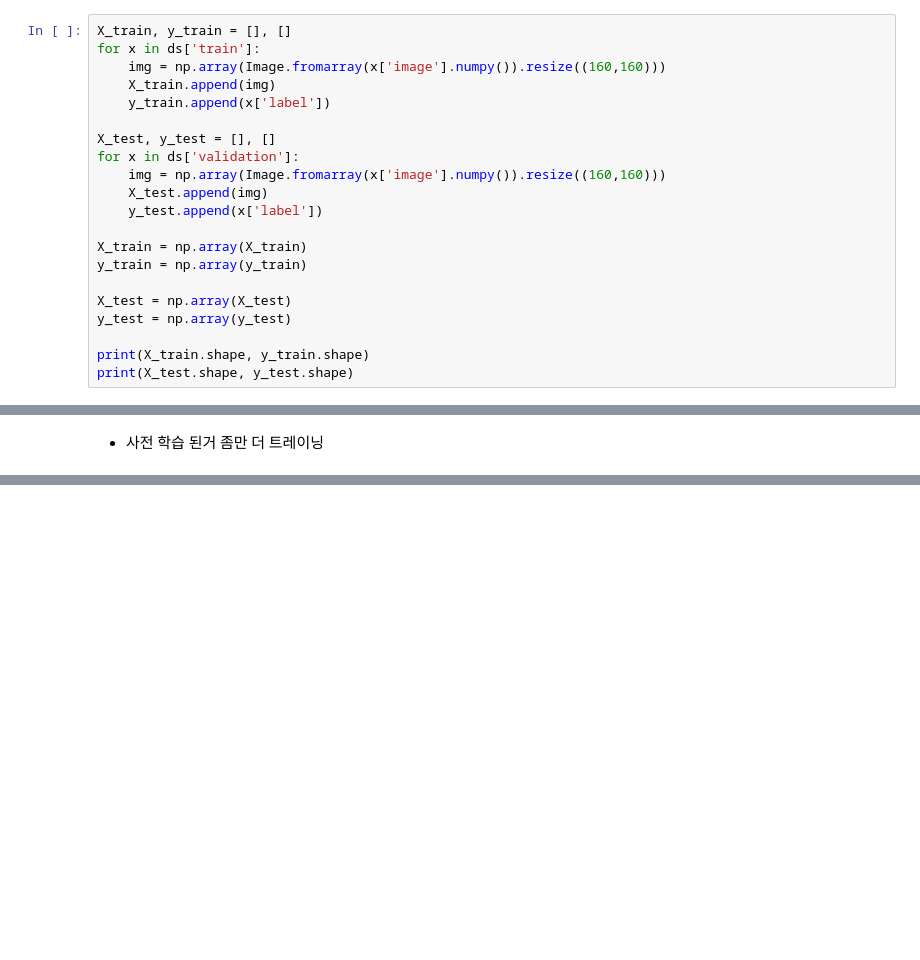
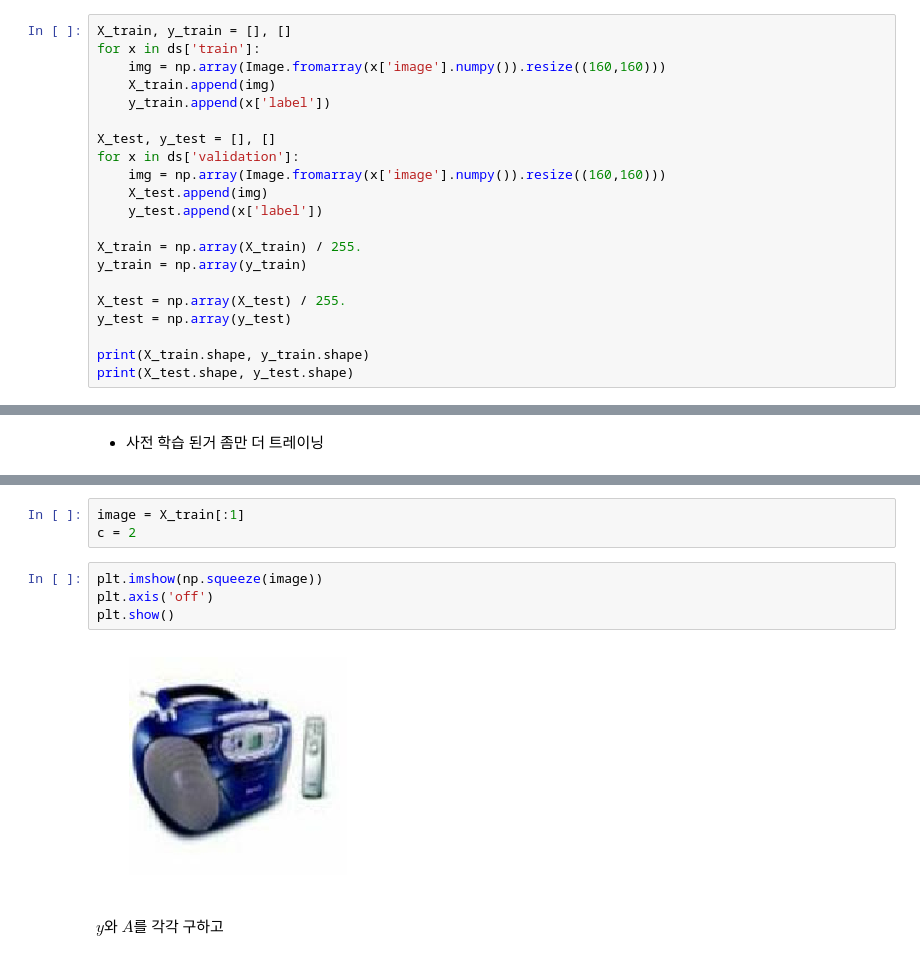
Before and after one commit to hyerica-bdml/tensorflow-2-tutorials, a Jupyter notebook: 07-visualization/03-GradCAM.ipynb, the cells around one changed output, grey strips where cells are left out. Saved outputs shown, nothing was run; the diff lists cells and outputs as text; blank space fills up the shorter version.

```diff
--- a/07-visualization/03-GradCAM.ipynb
+++ b/07-visualization/03-GradCAM.ipynb
@@ -39,10 +44,10 @@ for x in ds['validation']:
     X_test.append(img)
     y_test.append(x['label'])
 
-X_train = np.array(X_train)
+X_train = np.array(X_train) / 255.
 y_train = np.array(y_train)
 
-X_test = np.array(X_test)
+X_test = np.array(X_test) / 255.
 y_test = np.array(y_test)
 
 print(X_train.shape, y_train.shape)
@@ -117,0 +172,11 @@ for e in range(EPOCHS):
+# %%
+image = X_train[:1]
+c = 2
+# %%
+plt.imshow(np.squeeze(image))
+plt.axis('off')
+plt.show()
+# %% [output]
+[figure, added]
+# %% [markdown]
+$y$와 $A$를 각각 구하고
```
Also changed, not shown: parts of 28 cells of this notebook.
